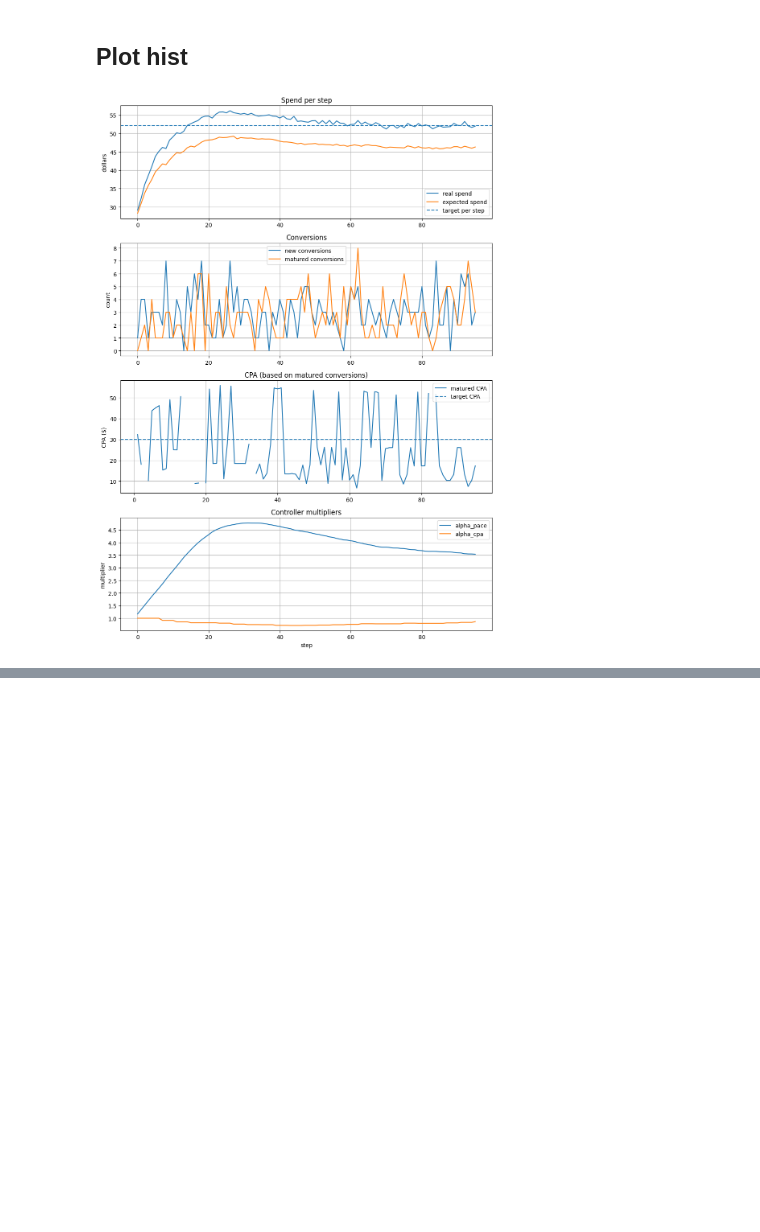
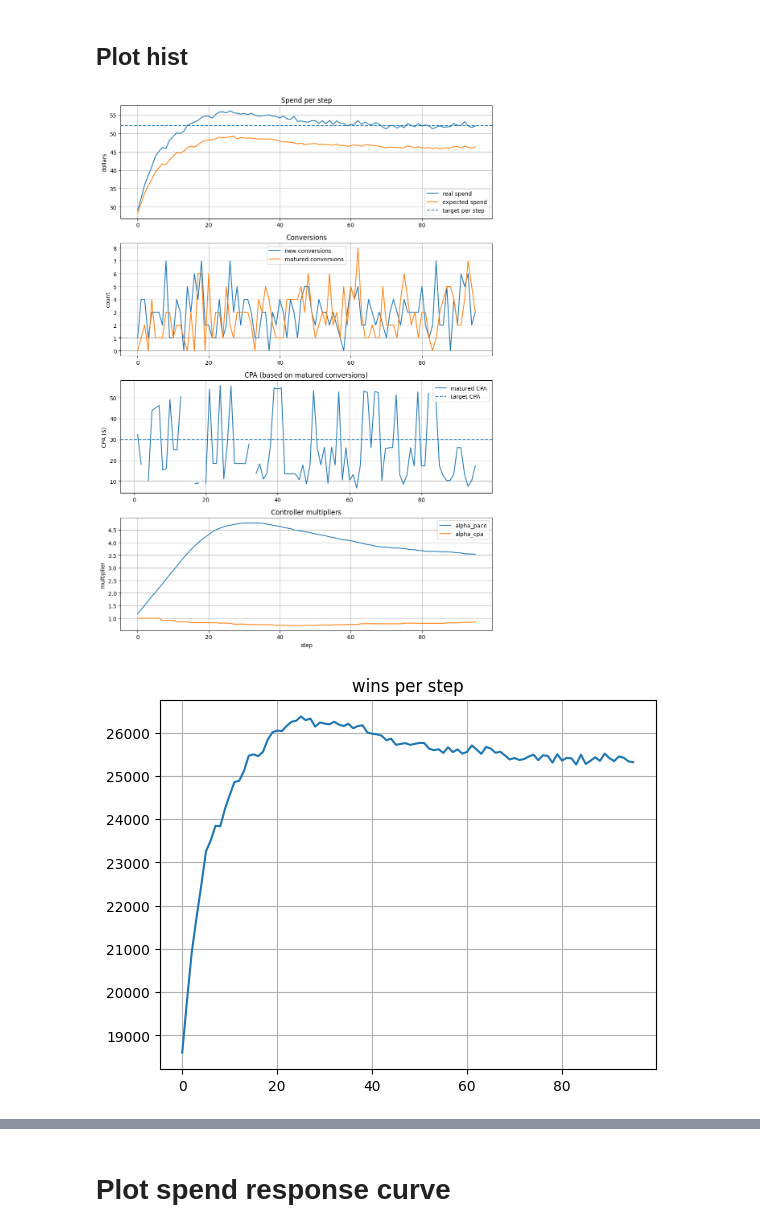
Before and after one commit to xuyang1220/bid-landscape, a Jupyter notebook: notebooks/bid_landsacpe.ipynb, the cells around one changed output, grey strips where cells are left out. Drawn from its saved outputs; the diff is of its cells as text; code cells hidden in the pictures; blank space fills up the shorter version.

```diff
--- a/notebooks/bid_landsacpe.ipynb
+++ b/notebooks/bid_landsacpe.ipynb
@@ -1238,7 +1238,7 @@ hist = run_bidding_loop(
     pconv_hat=p_hat,
     mu_by_seg=mu_by_seg,
     sigma_by_seg=sigma_by_seg,
-    budget_total_dollars=5000.0,
+    budget_total_dollars=6000.0,
     target_cpa_dollars=30.0,
     steps=96,
     imps_per_step=30_000,
@@ -1305,31 +1305,47 @@ def plot_simulator_hist(hist, budget_total=None, target_cpa=None):
 
     if target_cpa is not None:
         axs[2].axhline(target_cpa, linestyle="--", label="target CPA")
 
     axs[2].set_title("CPA (based on matured conversions)")
     axs[2].set_ylabel("CPA ($)")
     axs[2].legend()
     axs[2].grid(True)
 
     # -----------------------------
     # Multipliers
     # -----------------------------
     axs[3].plot(steps, alpha_pace, label="alpha_pace")
     axs[3].plot(steps, alpha_cpa, label="alpha_cpa")
 
     axs[3].set_title("Controller multipliers")
     axs[3].set_ylabel("multiplier")
     axs[3].set_xlabel("step")
     axs[3].legend()
     axs[3].grid(True)
 
     plt.tight_layout()
     plt.show()
 
 plot_simulator_hist(
     hist,
-    budget_total=5000,
+    budget_total=6000,
     target_cpa=30
 )
+
+# Win rate
+plt.figure()
+plt.plot(hist["wins"])
+plt.title("wins per step")
+plt.grid(True)
+
+# Cumulative spend
+cum_spend = np.cumsum(hist["spend_real"])
+
+plt.figure()
+plt.plot(cum_spend)
+plt.title("cumulative spend")
+plt.ylabel("$")
+plt.grid(True)
 # %% [output]
 [figure]
+[figure, added]
@@ -1335,0 +1353,2 @@ plot_simulator_hist(
+# %% [markdown]
+# Plot spend response curve
```
Also changed, not shown: parts of 5 cells of this notebook.
